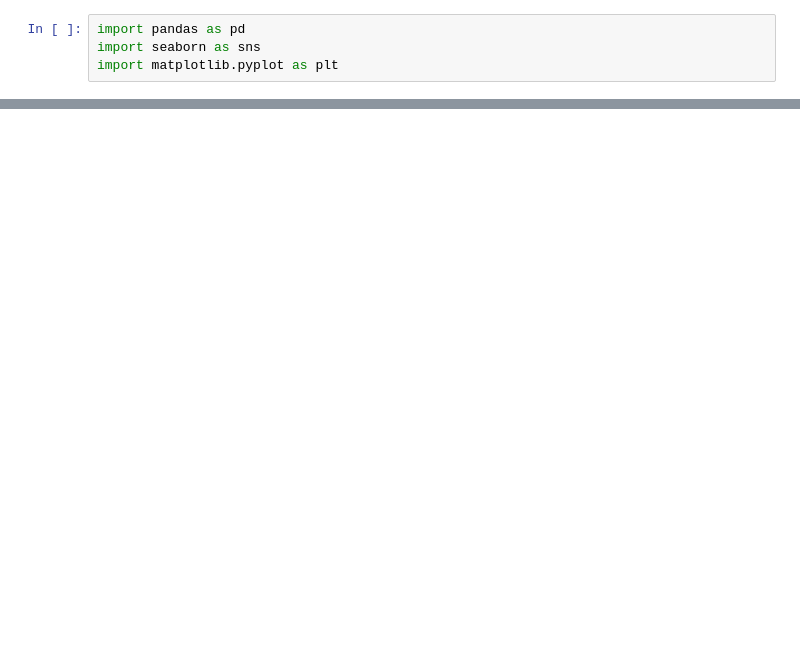
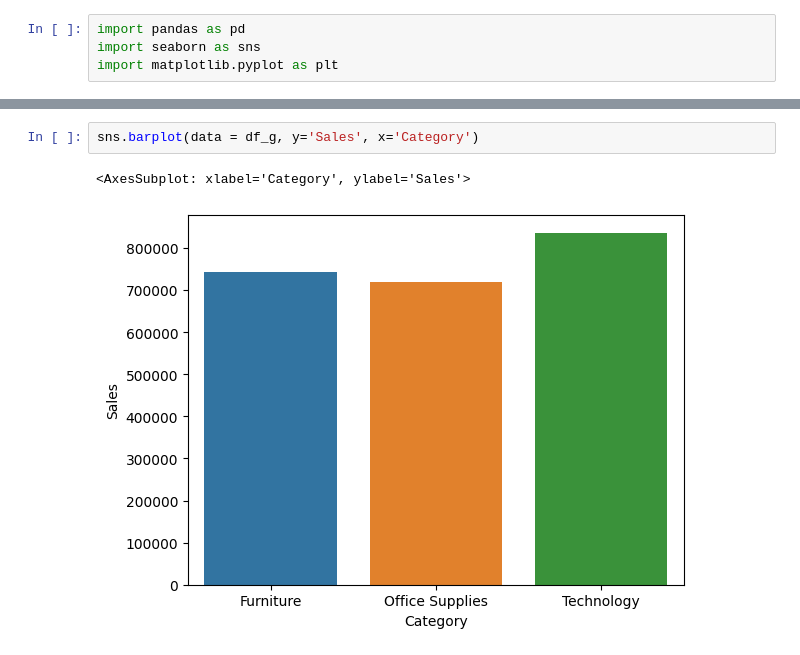
Before and after one commit to MarioChvx/my_notes, a Jupyter notebook: data_viz/data_viz.ipynb, the cells around one changed output, grey strips where cells are left out. Saved outputs shown, nothing was run; the diff lists cells and outputs as text; blank space fills up the shorter version.

```diff
--- a/data_viz/data_viz.ipynb
+++ b/data_viz/data_viz.ipynb
@@ -23,0 +24,5 @@ KeyboardInterrupt:
+# %%
+sns.barplot(data = df_g, y='Sales', x='Category')
+# %% [output]
+<AxesSubplot: xlabel='Category', ylabel='Sales'>
+[figure, added]
```
Also changed, not shown: parts of 7 cells of this notebook.
